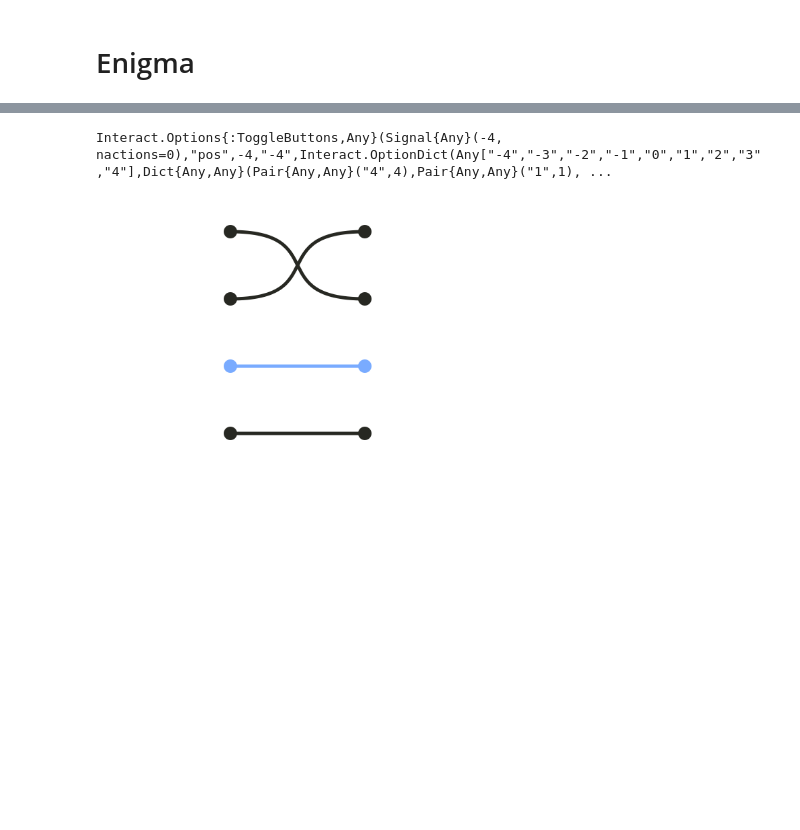
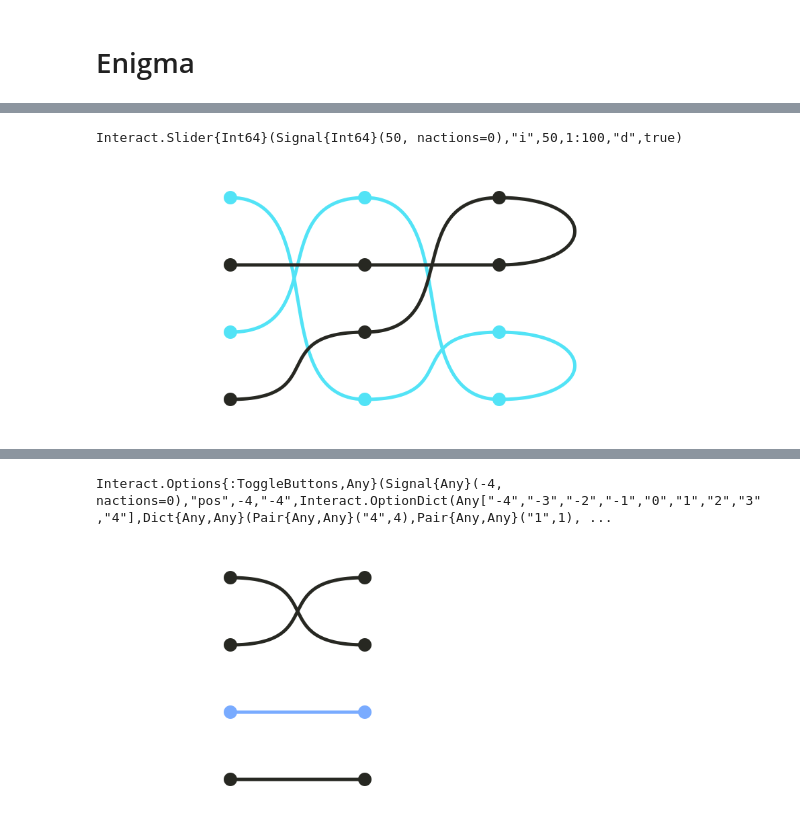
Before and after one commit to MageekDM/Enigma, a Jupyter notebook: src/Enigma.ipynb, the cells around one changed output, grey strips where cells are left out. Drawn from its saved outputs; the diff is of its cells as text; code cells hidden in the pictures; blank space fills up the shorter version.

```diff
--- a/src/Enigma.ipynb
+++ b/src/Enigma.ipynb
@@ -18,0 +21,13 @@ WARNING: Method definition #render(Array{Any, 1}, Main.#render, Main.Rotor) in m
+# %%
+include("enigma.jl")
+rotor = Rotor([4, 2, 1, 3])
+ref = Reflector([2,1,4,3])
+enigma = Enigma([rotor,rotor], ref)
+
+using Interact
+@manipulate for i in 1:100
+    s = render(enigma, 1)
+    tick!(enigma)
+    s
+end
+# %% [output]
@@ -18,0 +35,2 @@ WARNING: Method definition #render(Array{Any, 1}, Main.#render, Main.Rotor) in m
+Interact.Slider{Int64}(Signal{Int64}(50, nactions=0),"i",50,1:100,"d",true)
+[figure, added]
```
Also changed, not shown: parts of 6 cells of this notebook, 2 other files.
